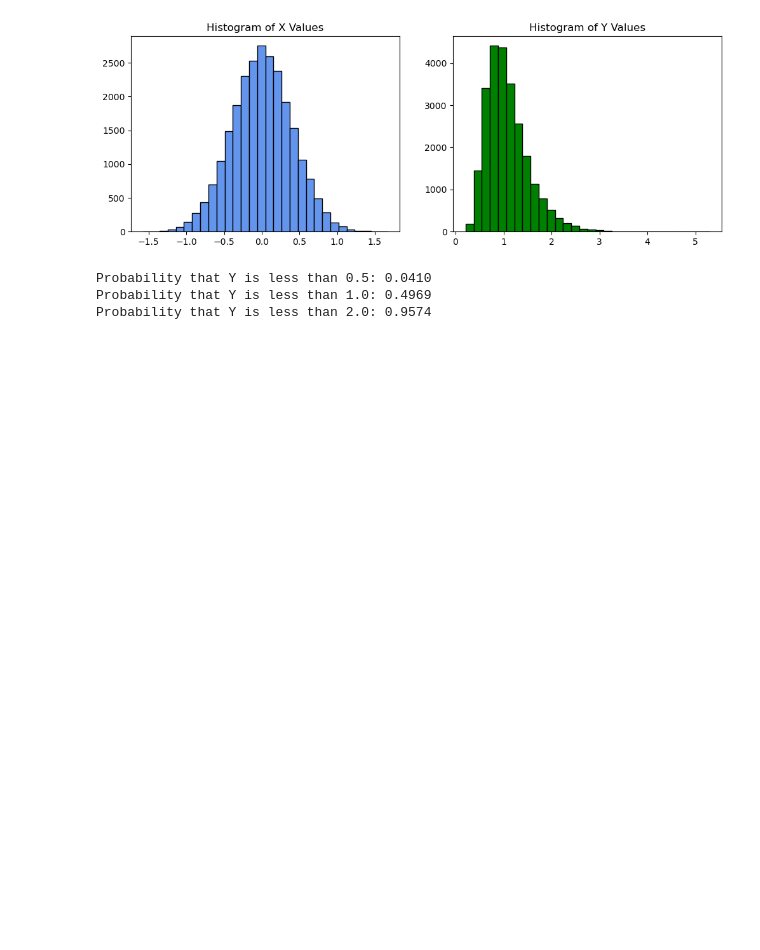
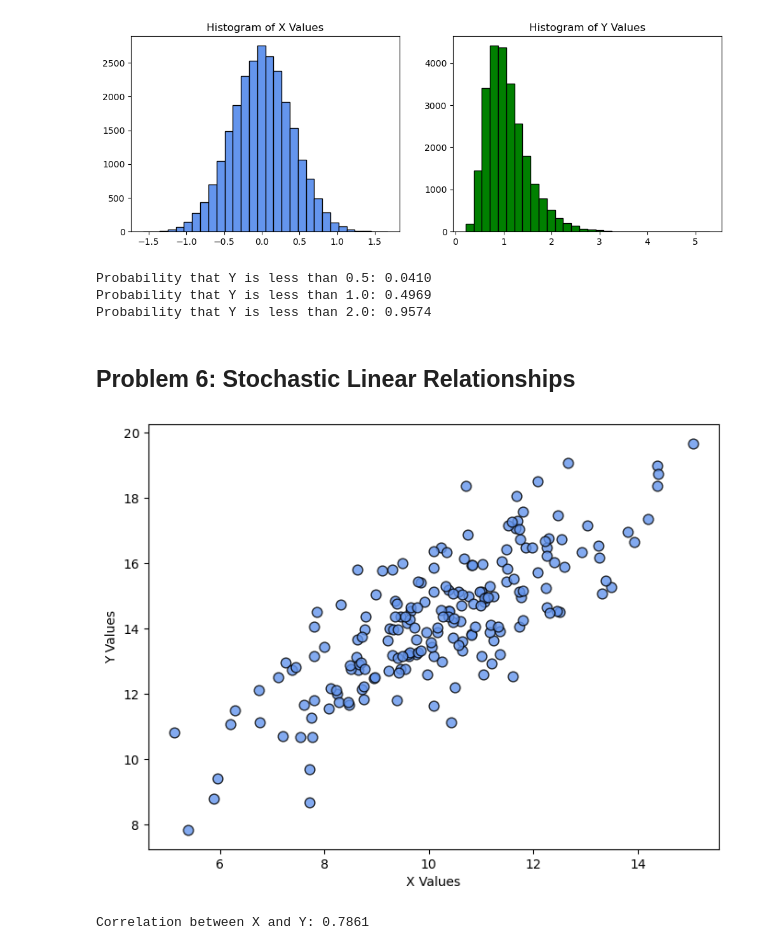
Before and after one commit to slylockfox/Maryville-DSCI-503-2, a Jupyter notebook: HW_04_Snyder.ipynb, the cells around one changed output. Saved outputs shown, nothing was run; the diff lists cells and outputs as text; code cells hidden in the pictures; blank space fills up the shorter version.

```diff
--- a/HW_04_Snyder.ipynb
+++ b/HW_04_Snyder.ipynb
@@ -236,3 +236,54 @@ print (f'Probability that Y is less than 2.0: {Y_less_than_point_2:<6.4f}')
 Probability that Y is less than 0.5: 0.0410
 Probability that Y is less than 1.0: 0.4969
 Probability that Y is less than 2.0: 0.9574
+# %% [markdown]
+## Problem 6: Stochastic Linear Relationships
+# %%
+# Use numpy to set a random seed of 1.
+np.random.seed(1)
+
+# Create an array x_vals by sampling 200 values from a normal distribution with a mean of 10 and a standard deviation of 2.
+x_vals = np.random.normal(loc=10, scale=2, size=200)
+
+# Create an array named errors by sampling 200 values from a normal distribution with a mean of 0 and a standard deviation of 1.2.
+errors = np.random.normal(loc=0, scale=1.2, size=200)
+
+# Create an array called y_vals according to the equation 𝑌 = 5.1 + 0.9 ⋅ 𝑋 + 𝜀.
+y_vals = 5.1 + 0.9 * x_vals + errors
+# %%
+# Create a scatter plot showing the relationship between the values in x_vals and in y_vals.
+# The figure size should be set to [8, 6].
+plt.figure(figsize=[8,6])
+
+# Set the point size to 60 and the alpha level to 0.8.
+# Set the point border to black and select a named colors for the fill color.
+plt.scatter(x=x_vals, y=y_vals, s=60, alpha=0.8, color='cornflowerblue', edgecolor='black')
+
+# Set the labels for the axes to "X Values" and "Y Values
+plt.xlabel('X Values')
+plt.ylabel('Y Values')
+plt.show()
+# %% [output]
+[figure, added]
+# %%
+# We will now calculate the correlation between 𝑋 and 𝑌.
+# Create an array named diff_x by subtracting the mean of x_vals from each entry of x_vals.
+mean_x = np.mean(x_vals)
+diff_x = x_vals - mean_x
+
+# Create an array named diff_y by subtracting the mean of y_vals from each entry of y_vals.
+mean_y = np.mean(y_vals)
+diff_y = y_vals - mean_y
+
+# Use diff_x, diff_y, and np.sum() to calculate the top of the fraction in the definition of 𝑟.
+numerator = np.sum(diff_x * diff_y)
+
+# Use diff_x, diff_y, and np.sum() to calculate the bottom of the fraction in the definition of 𝑟.
+denominator = np.sqrt( np.sum(diff_x**2) * np.sum(diff_y**2) )
+# Calculate 𝑟.
+r = numerator / denominator
+
+# Print the result rounding to four decimal places
+print (f'Correlation between X and Y: {r:<.4f}')
+# %% [output]
+Correlation between X and Y: 0.7861
```
